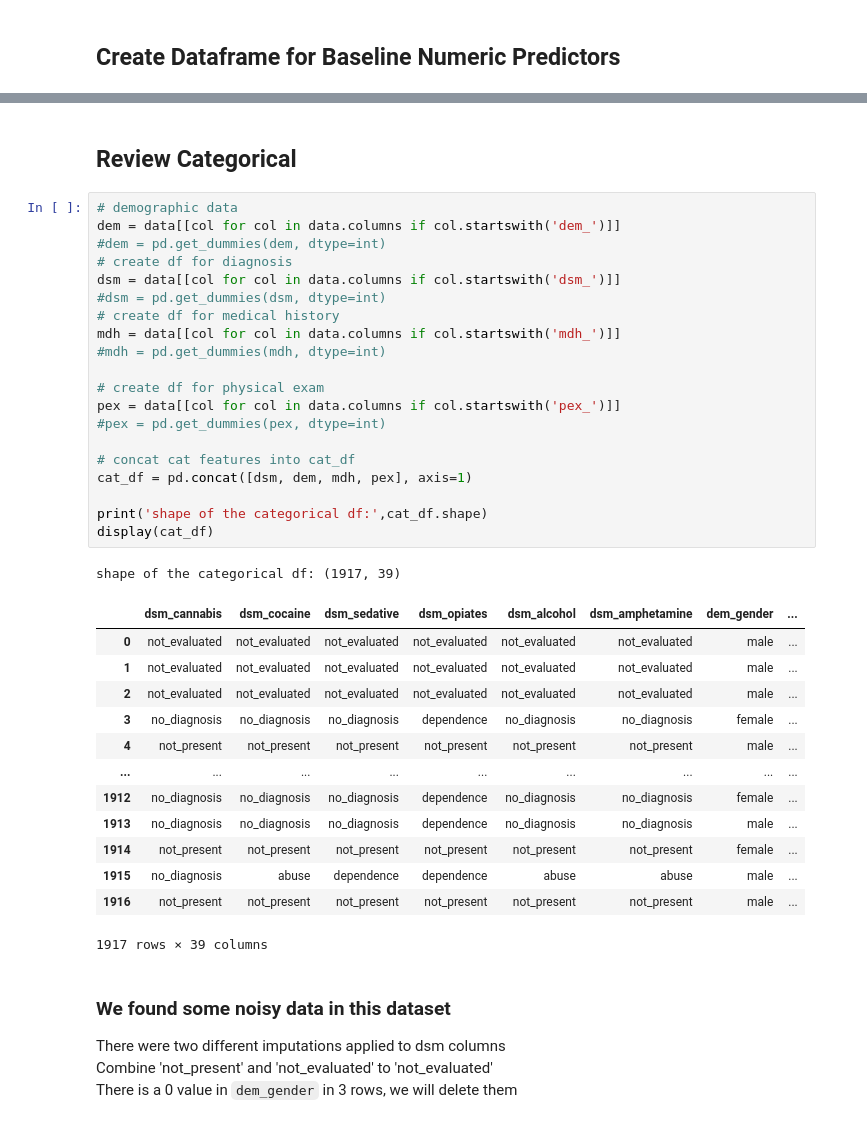
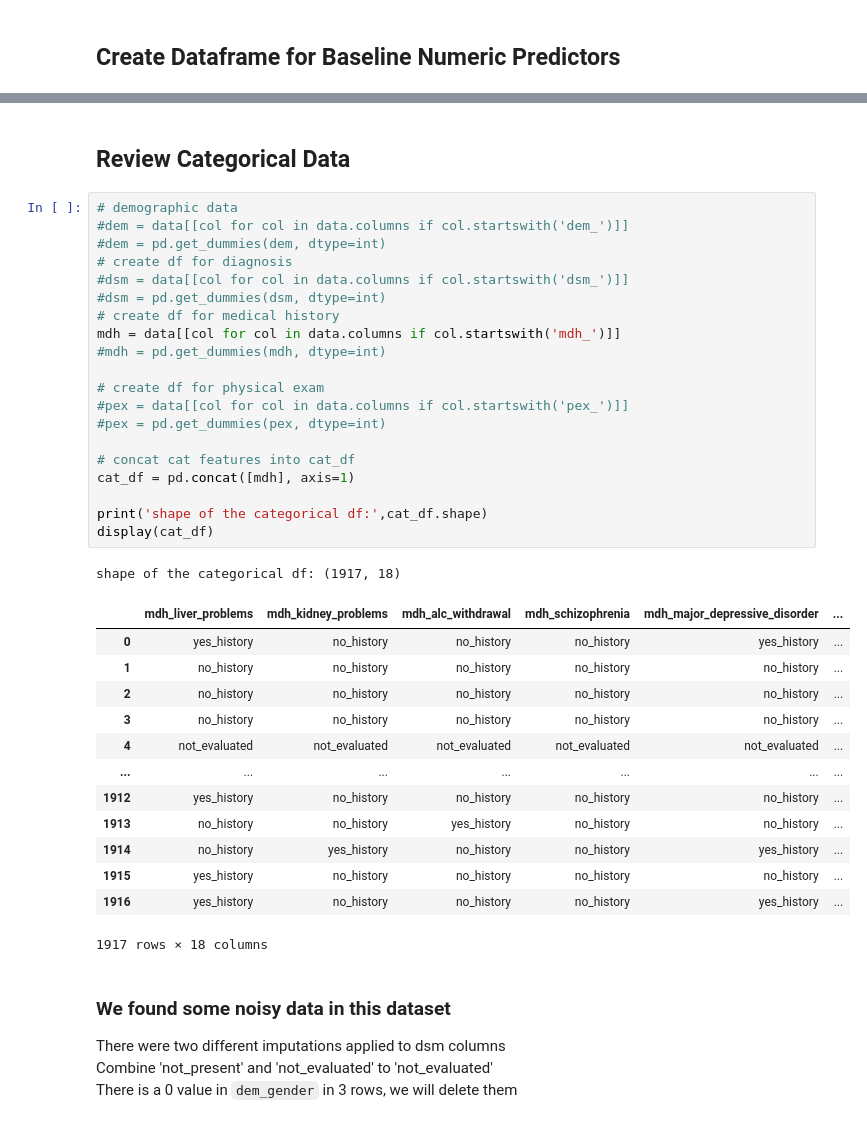
Before and after one commit to DanHerman212/precision_medicine, a Jupyter notebook: code/4_data_modeling.ipynb, the cells around one changed output, grey strips where cells are left out. Drawn from its saved outputs; the diff is of its cells as text.

```diff
--- a/code/4_data_modeling.ipynb
+++ b/code/4_data_modeling.ipynb
@@ -80,40 +146,40 @@ display(num_df)
 # %% [markdown]
-## Review Categorical
+## Review Categorical Data
 # %%
 # demographic data
-dem = data[[col for col in data.columns if col.startswith('dem_')]]
+#dem = data[[col for col in data.columns if col.startswith('dem_')]]
 #dem = pd.get_dummies(dem, dtype=int)
 # create df for diagnosis
-dsm = data[[col for col in data.columns if col.startswith('dsm_')]]
+#dsm = data[[col for col in data.columns if col.startswith('dsm_')]]
 #dsm = pd.get_dummies(dsm, dtype=int)
 # create df for medical history
 mdh = data[[col for col in data.columns if col.startswith('mdh_')]]
 #mdh = pd.get_dummies(mdh, dtype=int)
 
 # create df for physical exam
-pex = data[[col for col in data.columns if col.startswith('pex_')]]
+#pex = data[[col for col in data.columns if col.startswith('pex_')]]
 #pex = pd.get_dummies(pex, dtype=int)
 
 # concat cat features into cat_df
-cat_df = pd.concat([dsm, dem, mdh, pex], axis=1)
+cat_df = pd.concat([mdh], axis=1)
 
 print('shape of the categorical df:',cat_df.shape)
 display(cat_df)
 # %% [output]
-shape of the categorical df: (1917, 39)
+shape of the categorical df: (1917, 18)
-|  | dsm_cannabis | dsm_cocaine | dsm_sedative | dsm_opiates | dsm_alcohol | dsm_amphetamine | dem_gender | ... |
-| 0 | not_evaluated | not_evaluated | not_evaluated | not_evaluated | not_evaluated | not_evaluated | male | ... |
-| 1 | not_evaluated | not_evaluated | not_evaluated | not_evaluated | not_evaluated | not_evaluated | male | ... |
-| 2 | not_evaluated | not_evaluated | not_evaluated | not_evaluated | not_evaluated | not_evaluated | male | ... |
-| 3 | no_diagnosis | no_diagnosis | no_diagnosis | dependence | no_diagnosis | no_diagnosis | female | ... |
-| 4 | not_present | not_present | not_present | not_present | not_present | not_present | male | ... |
-| ... | ... | ... | ... | ... | ... | ... | ... | ... |
-| 1912 | no_diagnosis | no_diagnosis | no_diagnosis | dependence | no_diagnosis | no_diagnosis | female | ... |
-| 1913 | no_diagnosis | no_diagnosis | no_diagnosis | dependence | no_diagnosis | no_diagnosis | male | ... |
-| 1914 | not_present | not_present | not_present | not_present | not_present | not_present | female | ... |
-| 1915 | no_diagnosis | abuse | dependence | dependence | abuse | abuse | male | ... |
-| 1916 | not_present | not_present | not_present | not_present | not_present | not_present | male | ... |
+|  | mdh_liver_problems | mdh_kidney_problems | mdh_alc_withdrawal | mdh_schizophrenia | mdh_major_depressive_disorder | ... |
+| 0 | yes_history | no_history | no_history | no_history | yes_history | ... |
+| 1 | no_history | no_history | no_history | no_history | no_history | ... |
+| 2 | no_history | no_history | no_history | no_history | no_history | ... |
+| 3 | no_history | no_history | no_history | no_history | no_history | ... |
+| 4 | not_evaluated | not_evaluated | not_evaluated | not_evaluated | not_evaluated | ... |
+| ... | ... | ... | ... | ... | ... | ... |
+| 1912 | yes_history | no_history | no_history | no_history | no_history | ... |
+| 1913 | no_history | no_history | yes_history | no_history | no_history | ... |
+| 1914 | no_history | yes_history | no_history | no_history | yes_history | ... |
+| 1915 | yes_history | no_history | no_history | no_history | no_history | ... |
+| 1916 | yes_history | no_history | no_history | no_history | yes_history | ... |
-1917 rows × 39 columns
+1917 rows × 18 columns
 # %% [markdown]
 ### We found some noisy data in this dataset
 There were two different imputations applied to dsm columns<br>
```
Also changed, not shown: parts of 36 cells of this notebook, 2 other files.
